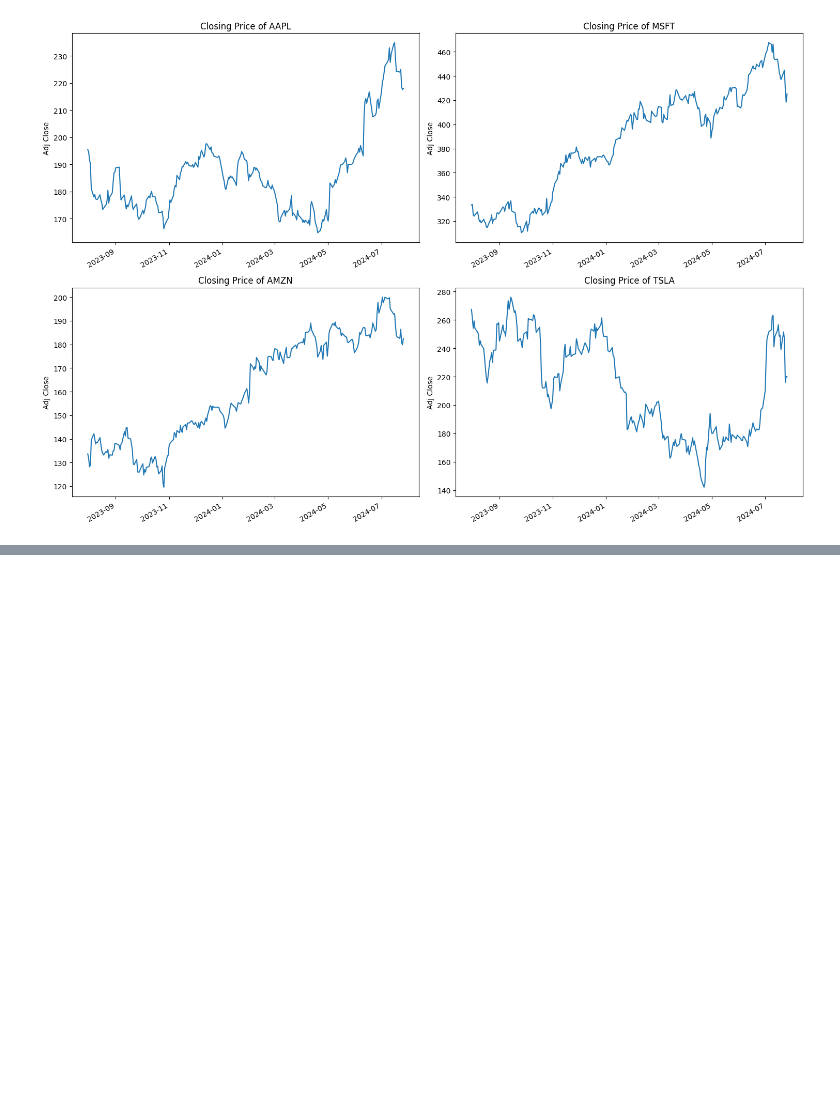
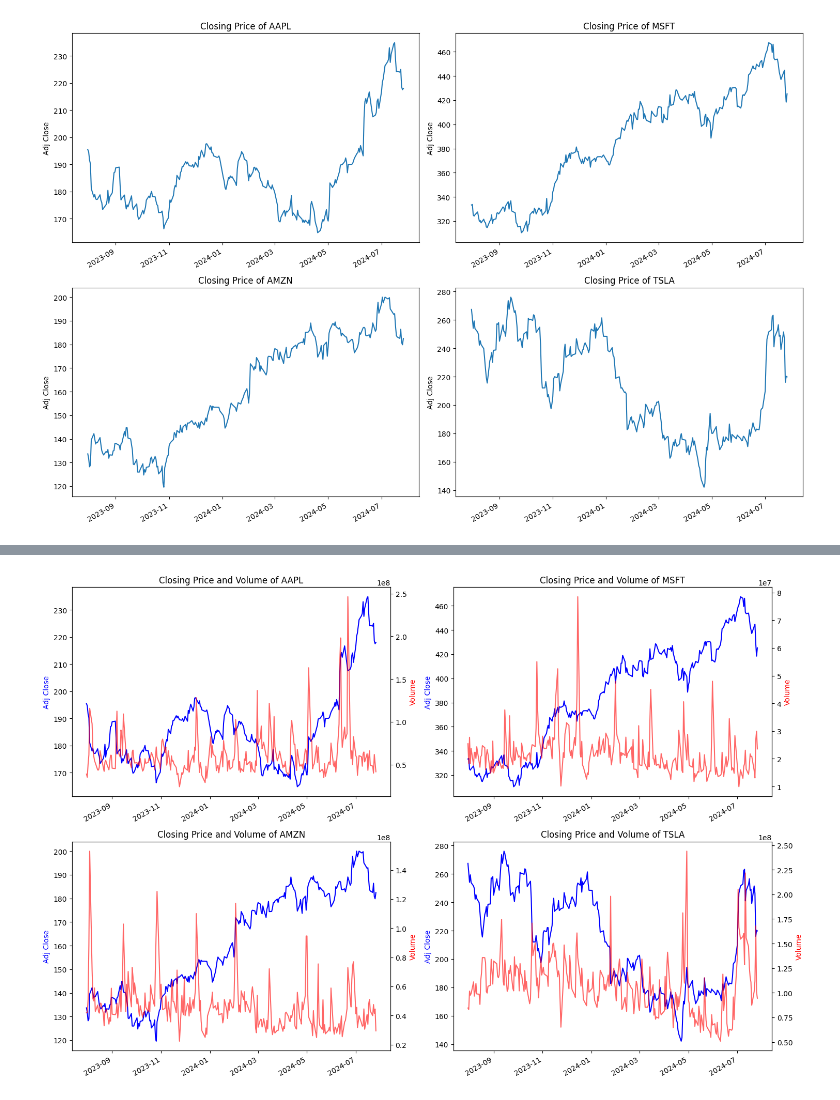
Before and after one commit to davex9000/Stock-market-prediction, a Jupyter notebook: stock_market_baseline.ipynb, the cells around one changed output, grey strips where cells are left out. Saved outputs shown, nothing was run; the diff lists cells and outputs as text; code cells hidden in the pictures; blank space fills up the shorter version.

```diff
--- a/stock_market_baseline.ipynb
+++ b/stock_market_baseline.ipynb
@@ -92,0 +124,25 @@ plt.show()
+# %%
+import matplotlib.pyplot as plt
+
+plt.figure(figsize=(15, 10))
+plt.subplots_adjust(top=1.25, bottom=1.2)
+
+for i, company in enumerate(company_list, 1):
+    plt.subplot(2, 2, i)
+
+    # Plot the closing price
+    ax1 = plt.gca()
+    company['Adj Close'].plot(ax=ax1, color='b')
+    ax1.set_ylabel('Adj Close', color='b')
+    ax1.set_xlabel(None)
+    ax1.set_title(f"Closing Price and Volume of {tech_list[i - 1]}")
+
+    # Plot the volume on the same subplot with a different y-axis
+    ax2 = ax1.twinx()
+    company['Volume'].plot(ax=ax2, color='r', alpha=0.6)
+    ax2.set_ylabel('Volume', color='r')
+
+plt.tight_layout()
+plt.show()
+# %% [output]
+[figure, added]
```
Also changed, not shown: parts of 3 cells of this notebook.
